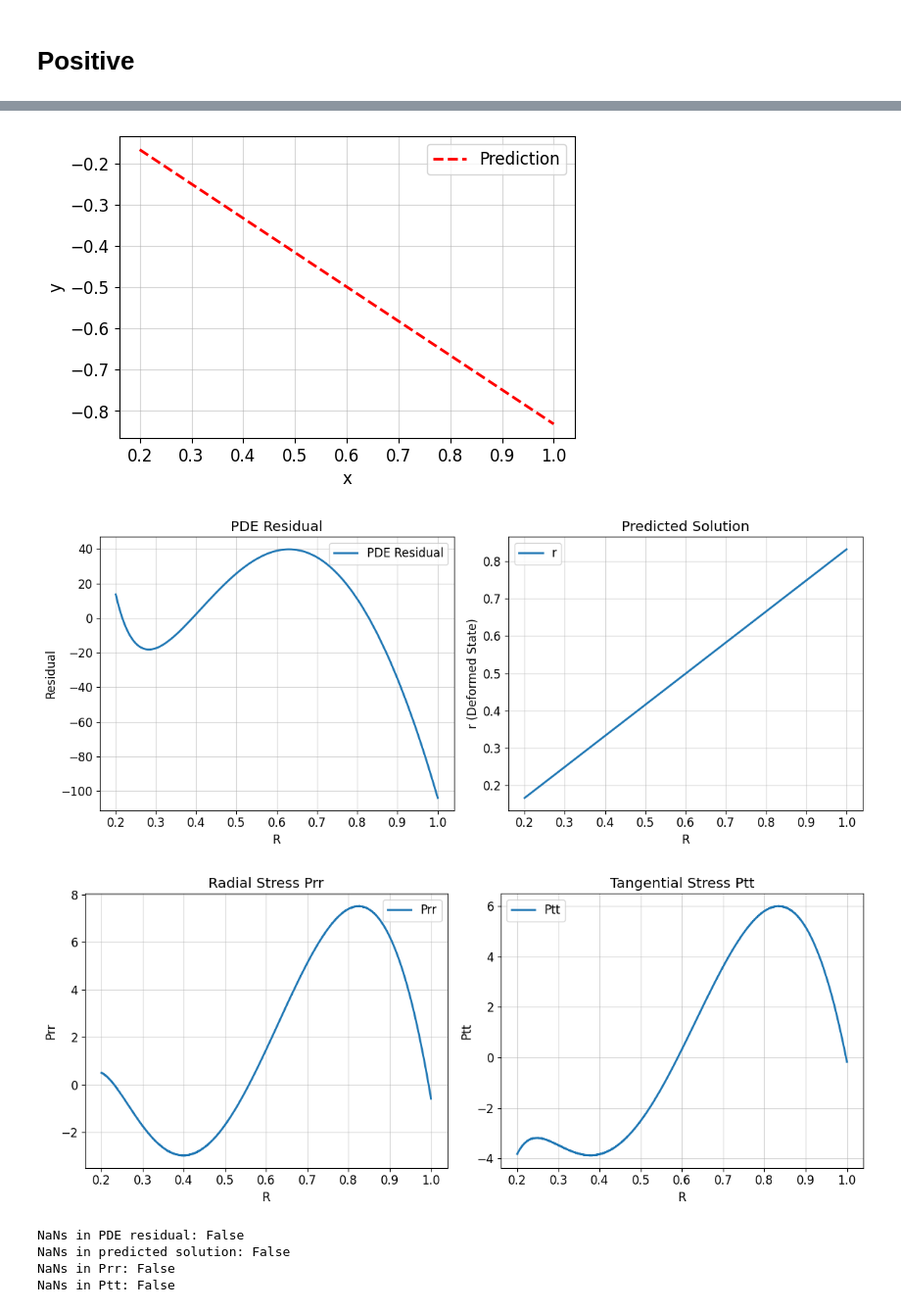
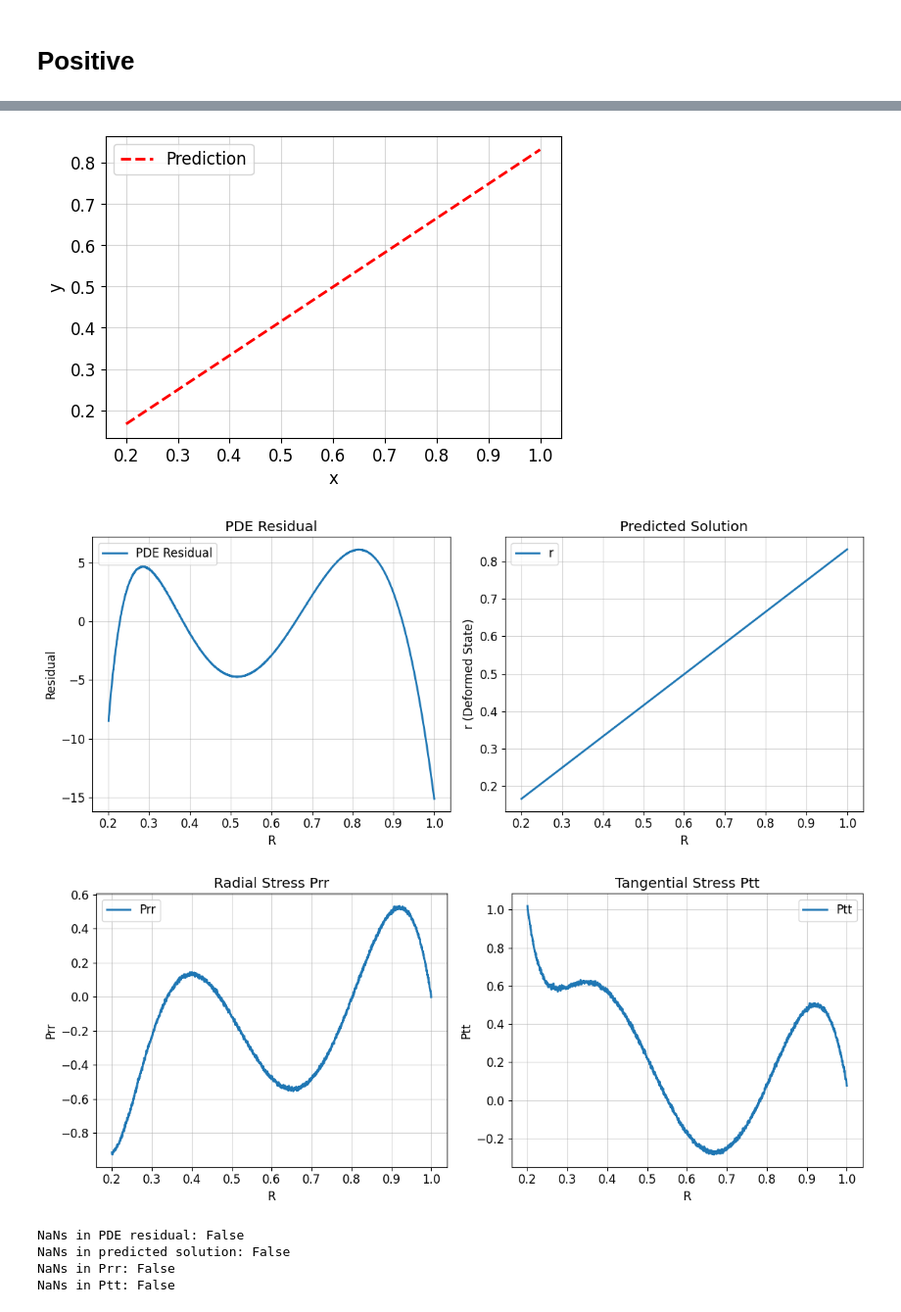
Before and after one commit to NimaFrj/Kaggle-Notebooks, a Jupyter notebook: hydro-pinn-final.ipynb, the cells around one changed output, grey strips where cells are left out. Shown at 98% size. Drawn from its saved outputs; the diff is of its cells as text; code cells hidden in the pictures.

```diff
--- a/hydro-pinn-final.ipynb
+++ b/hydro-pinn-final.ipynb
@@ -190,7 +190,7 @@ data = dde.data.PDE(
 )
 
 # Neural network (revert to original, no need for special activation)
-net = dde.nn.FNN([1] + [100] * 4 + [1], "tanh", "Glorot uniform")
+net = dde.nn.FNN([1] + [100] * 6 + [1], "tanh", "Glorot uniform")
 
 # Model
 model = dde.Model(data, net)
@@ -293,6 +293,6 @@ Saving test data to /kaggle/working/test.dat ...
-[figure, old version]
+[figure, new version]
-[figure, old version]
+[figure, new version]
-[figure, old version]
+[figure, new version]
 NaNs in PDE residual: False
 NaNs in predicted solution: False
 NaNs in Prr: False
```
Also changed, not shown: parts of 1 cell of this notebook.
